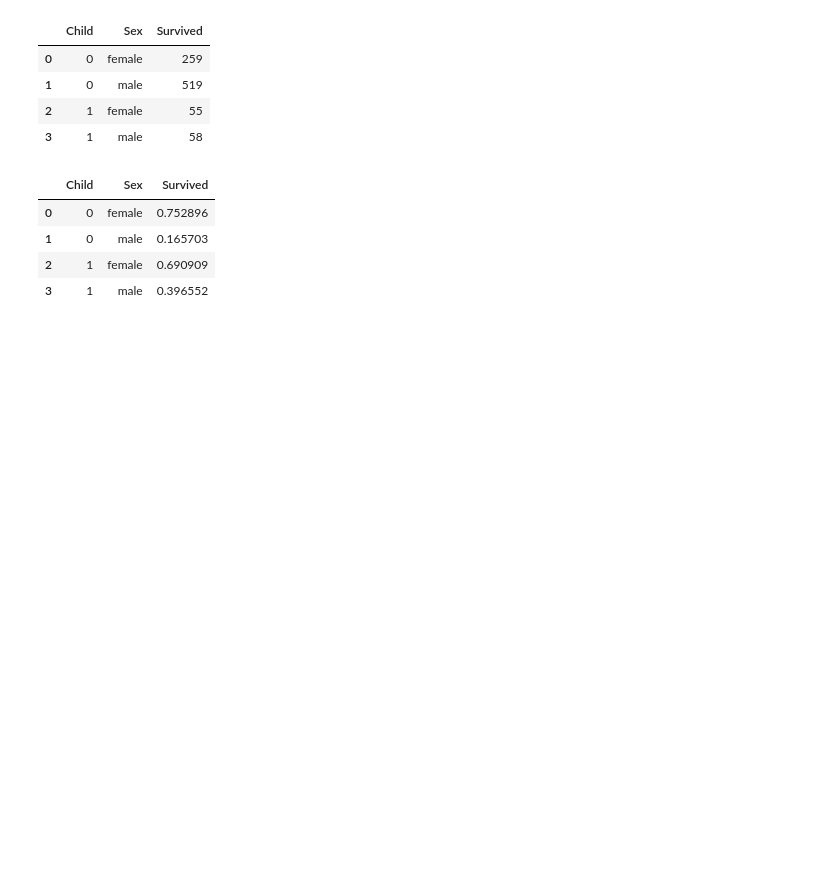
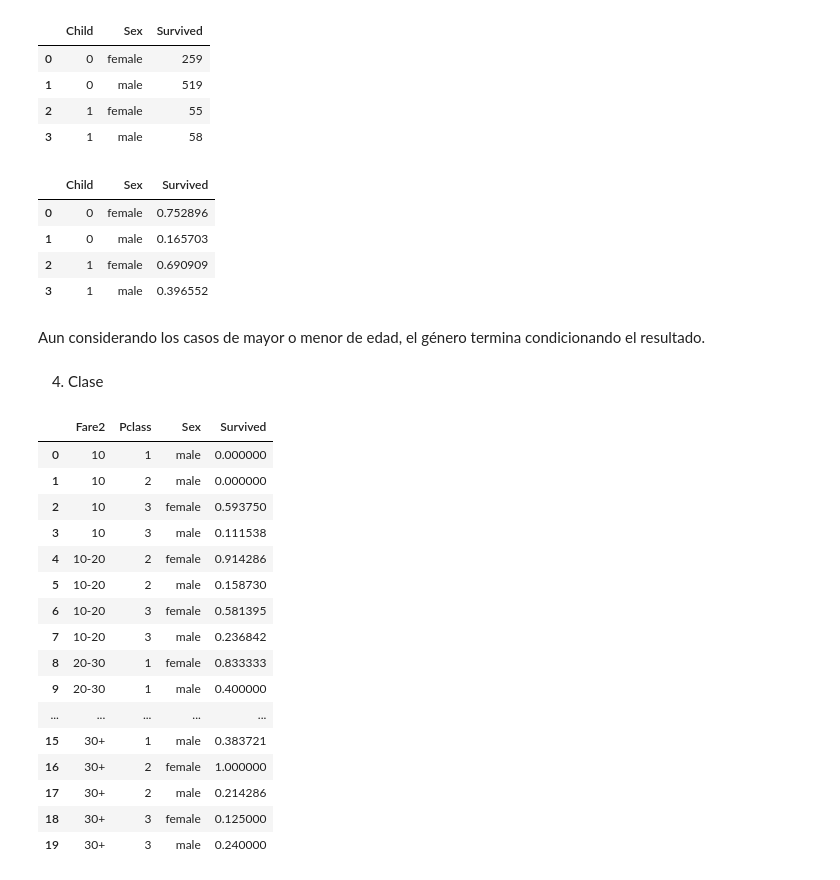
Before and after one commit to belenareal/titanic, a Jupyter notebook: titanic.ipynb, the cells around one changed output. Cells and saved outputs as stored; diff of their text form; code cells hidden in the pictures; blank space fills up the shorter version.

```diff
--- a/titanic.ipynb
+++ b/titanic.ipynb
@@ -187,3 +196,35 @@ result
 | 1 | 0 | male | 0.165703 |
 | 2 | 1 | female | 0.690909 |
 | 3 | 1 | male | 0.396552 |
+# %% [markdown]
+Aun considerando los casos de mayor o menor de edad, el género termina condicionando el resultado.
+# %% [markdown]
+4) Clase
+# %%
+train_clase = data_train
+
+train_clase['Fare2'] = '30+'
+
+train_clase.loc[(train_clase['Fare'] < 30) & (train_clase['Fare'] > 20), 'Fare2'] = '20-30'
+train_clase.loc[(train_clase['Fare'] < 20) & (train_clase['Fare'] > 10), 'Fare2'] = '10-20'
+train_clase.loc[(train_clase['Fare'] < 10), 'Fare2'] = '10'
+# %%
+train_clase.groupby(['Fare2', 'Pclass', 'Sex'])['Survived'].mean().reset_index()
+# %% [output]
+|  | Fare2 | Pclass | Sex | Survived |
+| 0 | 10 | 1 | male | 0.000000 |
+| 1 | 10 | 2 | male | 0.000000 |
+| 2 | 10 | 3 | female | 0.593750 |
+| 3 | 10 | 3 | male | 0.111538 |
+| 4 | 10-20 | 2 | female | 0.914286 |
+| 5 | 10-20 | 2 | male | 0.158730 |
+| 6 | 10-20 | 3 | female | 0.581395 |
+| 7 | 10-20 | 3 | male | 0.236842 |
+| 8 | 20-30 | 1 | female | 0.833333 |
+| 9 | 20-30 | 1 | male | 0.400000 |
+| ... | ... | ... | ... | ... |
+| 15 | 30+ | 1 | male | 0.383721 |
+| 16 | 30+ | 2 | female | 1.000000 |
+| 17 | 30+ | 2 | male | 0.214286 |
+| 18 | 30+ | 3 | female | 0.125000 |
+| 19 | 30+ | 3 | male | 0.240000 |
```
Also changed, not shown: parts of 20 cells of this notebook.
